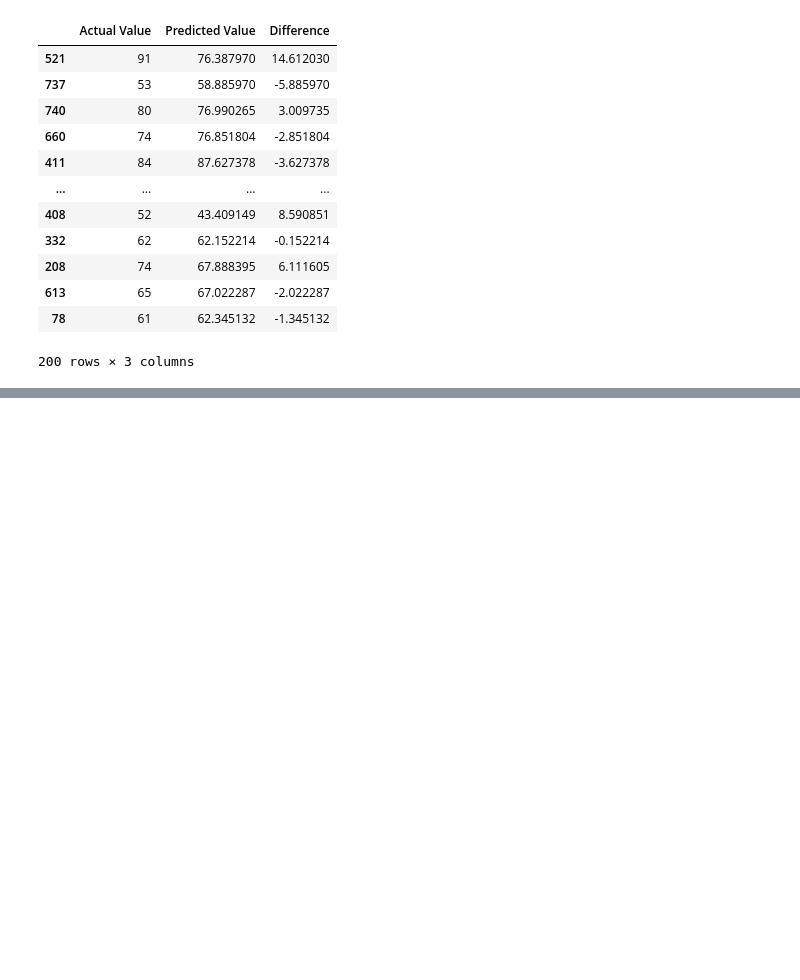
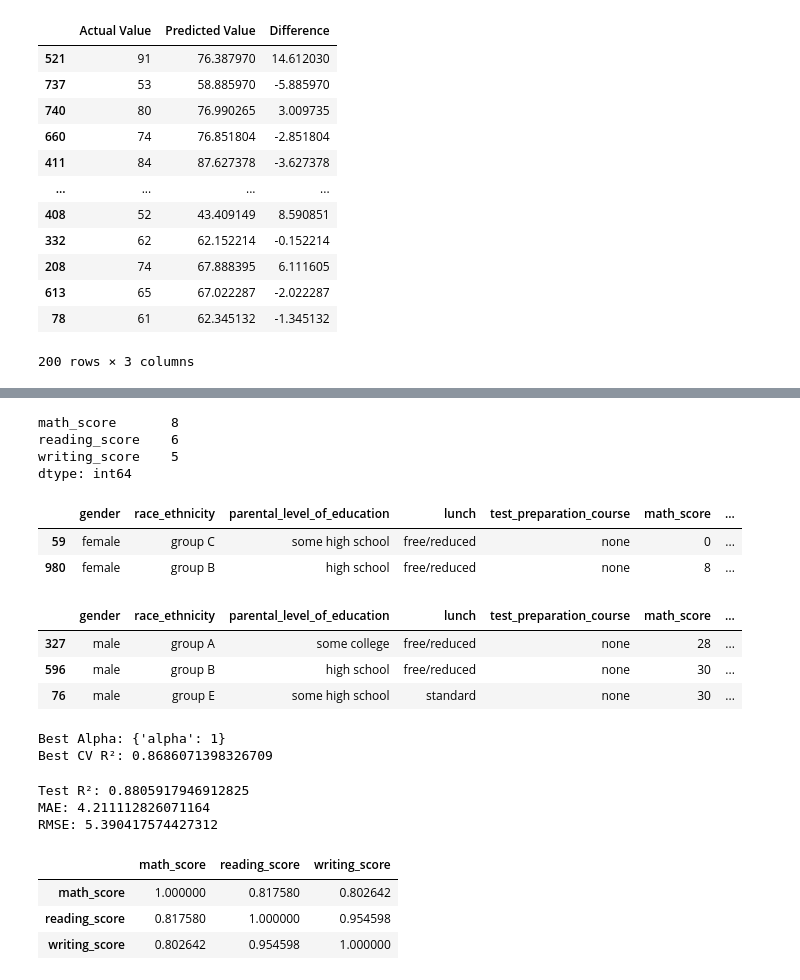
Before and after one commit to Avani04m/mlproject, a Jupyter notebook: notebook/EDA_Model.ipynb, the cells around one changed output, grey strips where cells are left out. Drawn from its saved outputs; the diff is of its cells as text; code cells hidden in the pictures; blank space fills up the shorter version.

```diff
--- a/notebook/EDA_Model.ipynb
+++ b/notebook/EDA_Model.ipynb
@@ -793,0 +888,71 @@ pred_df
+# %%
+score_cols = ['math_score', 'reading_score', 'writing_score']
+
+Q1 = df[score_cols].quantile(0.25)
+Q3 = df[score_cols].quantile(0.75)
+IQR = Q3 - Q1
+
+lower = Q1 - 1.5 * IQR
+upper = Q3 + 1.5 * IQR
+
+outlier_mask = (
+    (df[score_cols] < lower) |
+    (df[score_cols] > upper)
+)
+
+print(outlier_mask.sum())
+# %% [output]
+math_score       8
+reading_score    6
+writing_score    5
+dtype: int64
+# %%
+df.loc[[59, 980]]
+# %% [output]
+|  | gender | race_ethnicity | parental_level_of_education | lunch | test_preparation_course | math_score | ... |
+| 59 | female | group C | some high school | free/reduced | none | 0 | ... |
+| 980 | female | group B | high school | free/reduced | none | 8 | ... |
+# %%
+df.loc[[327, 596, 76]]
+# %% [output]
+|  | gender | race_ethnicity | parental_level_of_education | lunch | test_preparation_course | math_score | ... |
+| 327 | male | group A | some college | free/reduced | none | 28 | ... |
+| 596 | male | group B | high school | free/reduced | none | 30 | ... |
+| 76 | male | group E | some high school | standard | none | 30 | ... |
+# %%
+from sklearn.model_selection import GridSearchCV
+from sklearn.linear_model import Ridge
+
+ridge = Ridge()
+
+params = {
+    'alpha': [0.01, 0.1, 0.5, 1, 2, 5, 10, 20, 50, 100]
+}
+
+grid = GridSearchCV(
+    estimator=ridge,
+    param_grid=params,
+    cv=5,
+    scoring='r2',
+    n_jobs=-1
+)
+
+grid.fit(X_train, y_train)
+
+print("Best Alpha:", grid.best_params_)
+print("Best CV R²:", grid.best_score_)
+# %% [output]
+Best Alpha: {'alpha': 1}
+Best CV R²: 0.8686071398326709
+# %%
+best_ridge = grid.best_estimator_
+
+y_pred = best_ridge.predict(X_test)
+
+print("Test R²:", r2_score(y_test, y_pred))
+print("MAE:", mean_absolute_error(y_test, y_pred))
+print("RMSE:", mean_squared_error(y_test, y_pred) ** 0.5)
+# %% [output]
+Test R²: 0.8805917946912825
+MAE: 4.211112826071164
+RMSE: 5.390417574427312
@@ -793,0 +975,7 @@ pred_df
+# %%
+df[['math_score', 'reading_score', 'writing_score']].corr()
+# %% [output]
+|  | math_score | reading_score | writing_score |
+| math_score | 1.000000 | 0.817580 | 0.802642 |
+| reading_score | 0.817580 | 1.000000 | 0.954598 |
+| writing_score | 0.802642 | 0.954598 | 1.000000 |
```
Also changed, not shown: parts of 14 cells of this notebook, 12 other files.
